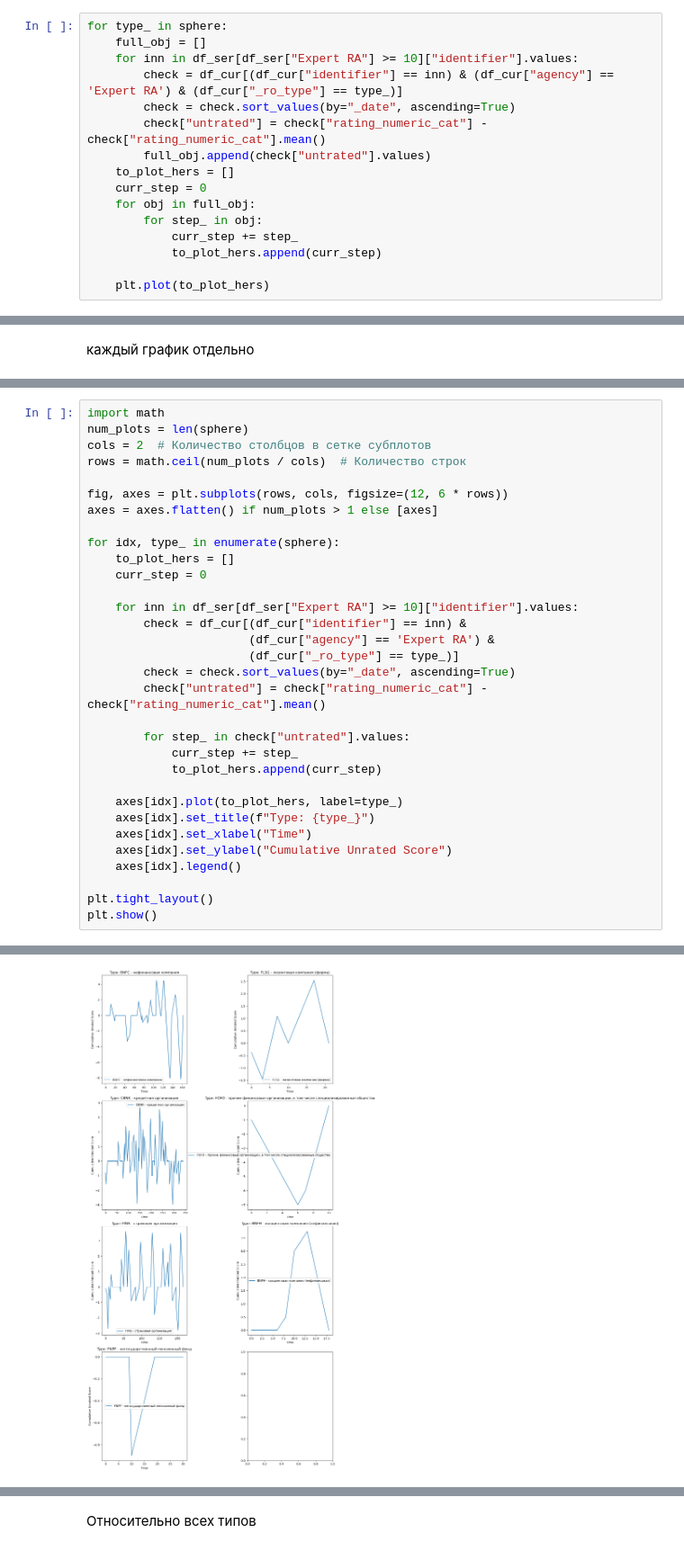
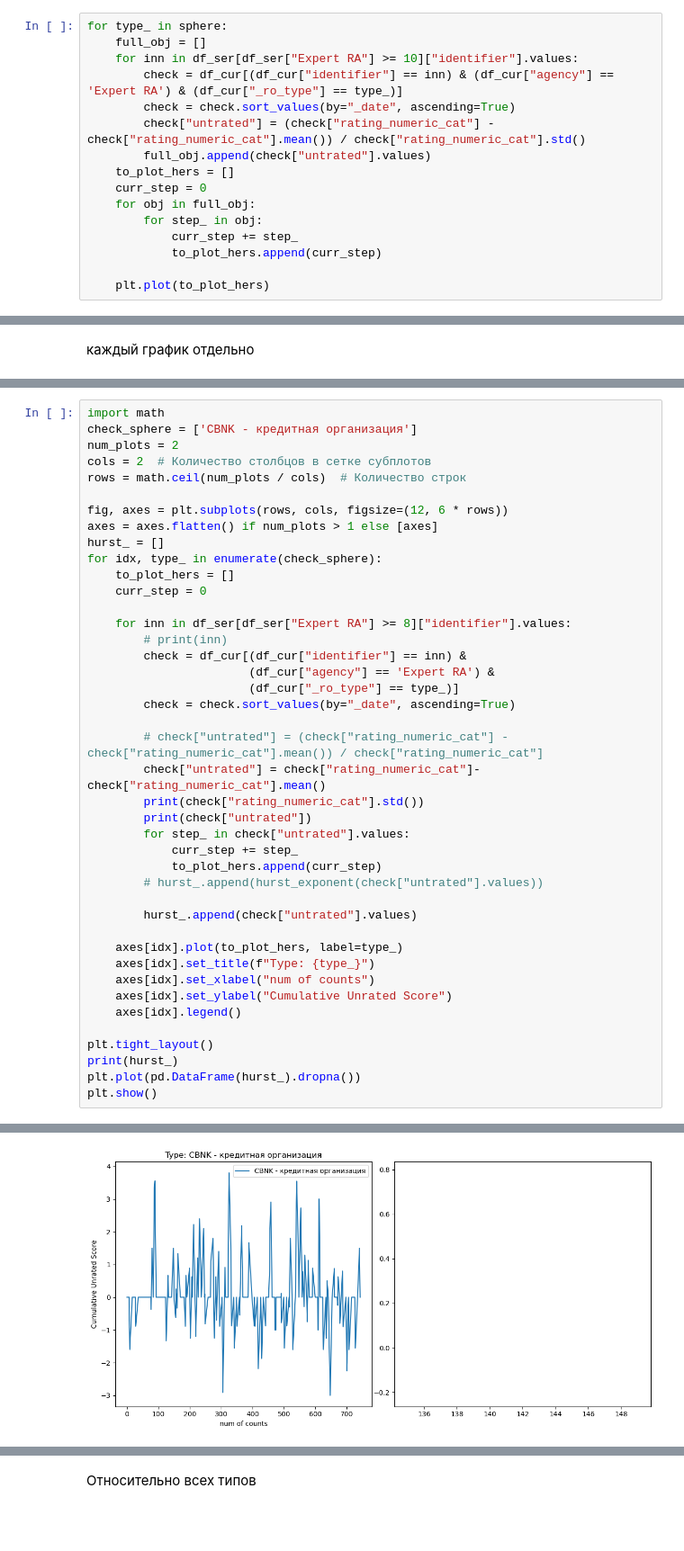
Before and after one commit to DanLip02/Ratings-analysis-project, a Jupyter notebook: jupyter_books/Herst.ipynb, the cells around one changed output, grey strips where cells are left out. Shown at 90% size. Saved outputs shown, nothing was run; the diff lists cells and outputs as text; blank space fills up the shorter version.

Commit message:
new changes to hurst

```diff
--- a/jupyter_books/Herst.ipynb
+++ b/jupyter_books/Herst.ipynb
@@ -141,7 +179,7 @@ for type_ in sphere:
     for inn in df_ser[df_ser["Expert RA"] >= 10]["identifier"].values:
         check = df_cur[(df_cur["identifier"] == inn) & (df_cur["agency"] == 'Expert RA') & (df_cur["_ro_type"] == type_)]
         check = check.sort_values(by="_date", ascending=True)
-        check["untrated"] = check["rating_numeric_cat"] - check["rating_numeric_cat"].mean()
+        check["untrated"] = (check["rating_numeric_cat"] - check["rating_numeric_cat"].mean()) / check["rating_numeric_cat"].std()
         full_obj.append(check["untrated"].values)
     to_plot_hers = []
     curr_step = 0
@@ -158,33 +229,43 @@ for type_ in sphere:
 # %%
 import math
-num_plots = len(sphere)
+check_sphere = ['CBNK - кредитная организация']
+num_plots = 2
 cols = 2  # Количество столбцов в сетке субплотов
 rows = math.ceil(num_plots / cols)  # Количество строк
 
 fig, axes = plt.subplots(rows, cols, figsize=(12, 6 * rows))
 axes = axes.flatten() if num_plots > 1 else [axes]
-
-for idx, type_ in enumerate(sphere):
+hurst_ = []
+for idx, type_ in enumerate(check_sphere):
     to_plot_hers = []
     curr_step = 0
 
-    for inn in df_ser[df_ser["Expert RA"] >= 10]["identifier"].values:
+    for inn in df_ser[df_ser["Expert RA"] >= 8]["identifier"].values:
+        # print(inn)
         check = df_cur[(df_cur["identifier"] == inn) &
                        (df_cur["agency"] == 'Expert RA') &
                        (df_cur["_ro_type"] == type_)]
         check = check.sort_values(by="_date", ascending=True)
-        check["untrated"] = check["rating_numeric_cat"] - check["rating_numeric_cat"].mean()
 
+        # check["untrated"] = (check["rating_numeric_cat"] - check["rating_numeric_cat"].mean()) / check["rating_numeric_cat"]
+        check["untrated"] = check["rating_numeric_cat"]- check["rating_numeric_cat"].mean()
+        print(check["rating_numeric_cat"].std())
+        print(check["untrated"])
         for step_ in check["untrated"].values:
             curr_step += step_
             to_plot_hers.append(curr_step)
+        # hurst_.append(hurst_exponent(check["untrated"].values))
+
+        hurst_.append(check["untrated"].values)
 
     axes[idx].plot(to_plot_hers, label=type_)
     axes[idx].set_title(f"Type: {type_}")
-    axes[idx].set_xlabel("Time")
+    axes[idx].set_xlabel("num of counts")
     axes[idx].set_ylabel("Cumulative Unrated Score")
     axes[idx].legend()
 
 plt.tight_layout()
+print(hurst_)
+plt.plot(pd.DataFrame(hurst_).dropna())
 plt.show()
 # %% [output]
@@ -191 +289 @@ plt.show()
-[figure, old version]
+[figure, new version]
```
Also changed, not shown: parts of 31 cells of this notebook, 3 other files.
